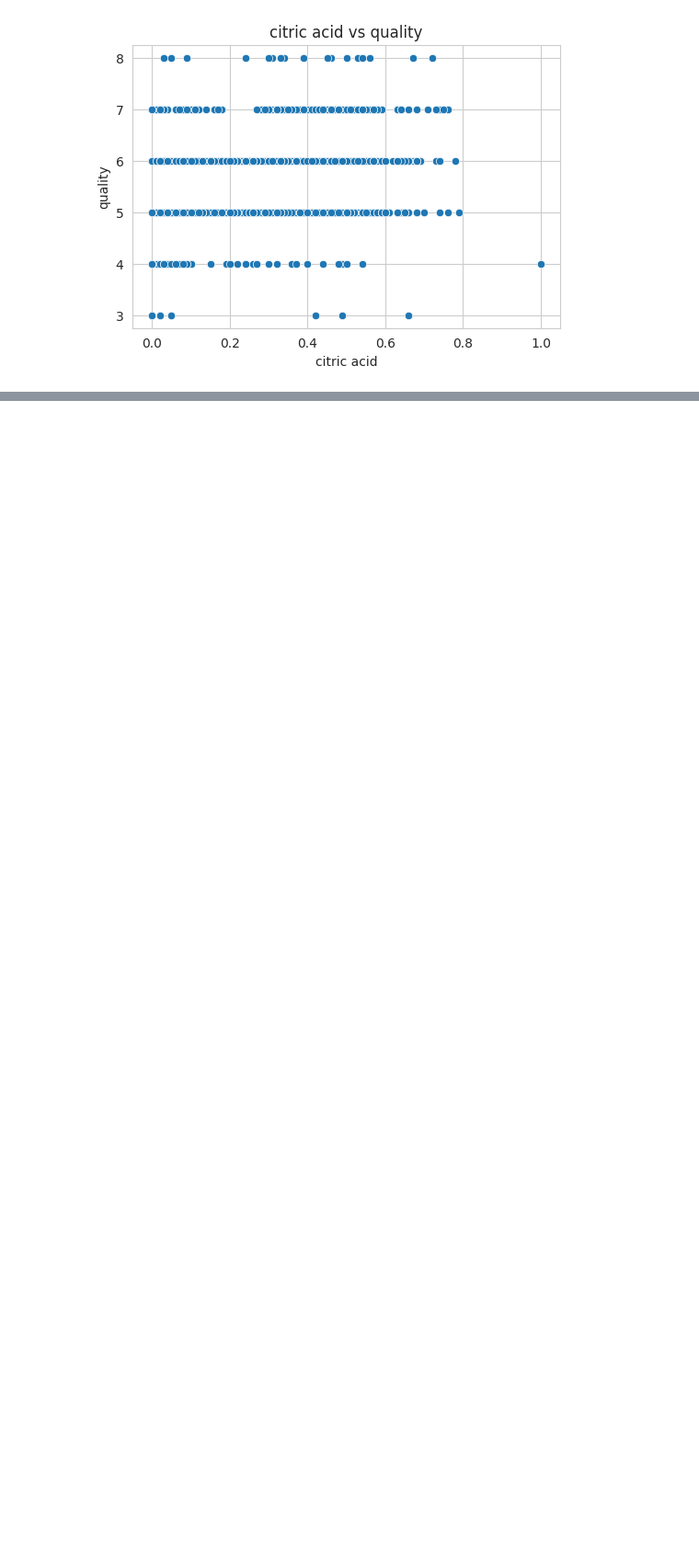
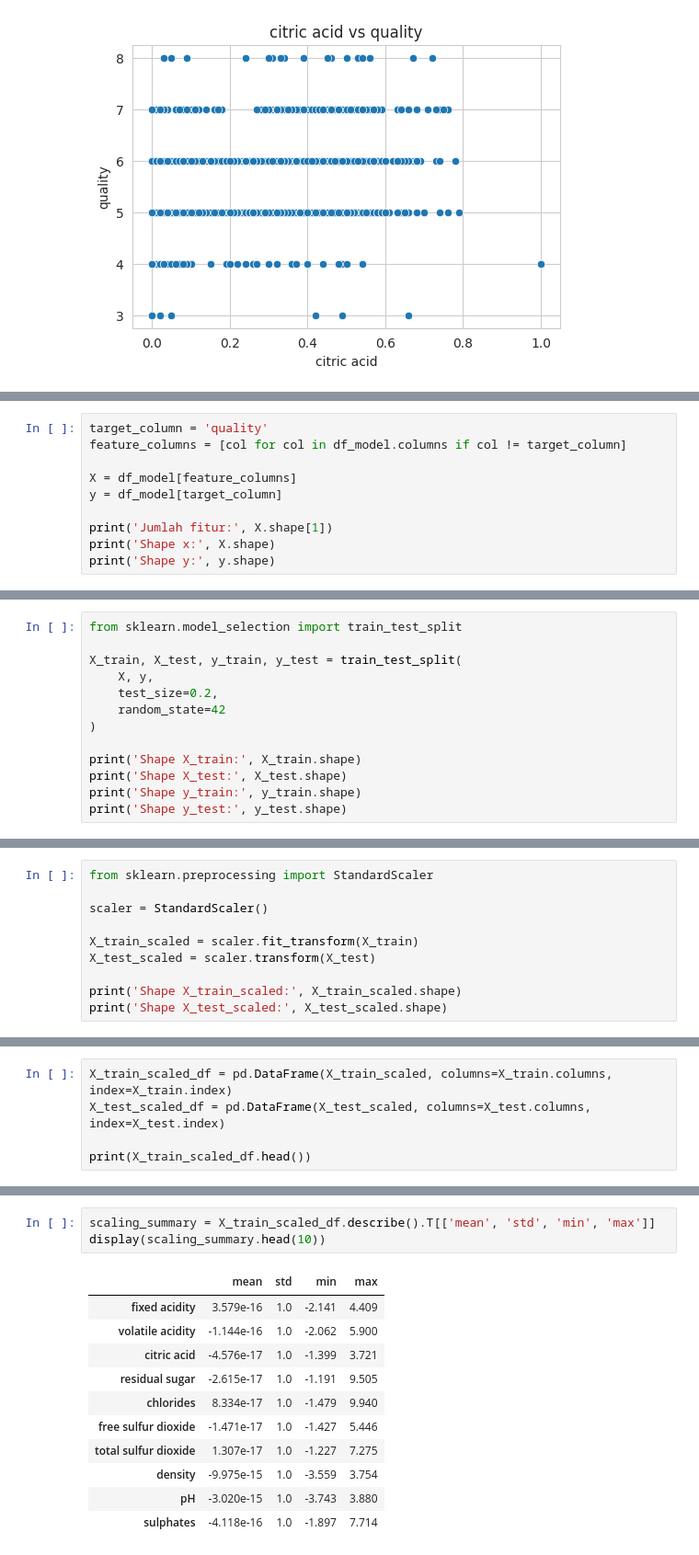
Before and after one commit to r021n/simple-machine-learing, a Jupyter notebook: Wine_Quality_Prediction.ipynb, the cells around one changed output, grey strips where cells are left out. Shown at 92% size. Saved outputs shown, nothing was run; the diff lists cells and outputs as text; blank space fills up the shorter version.

Commit message:
Prepare cleaned and scaled data for regression modeling

```diff
--- a/Wine_Quality_Prediction.ipynb
+++ b/Wine_Quality_Prediction.ipynb
@@ -326,0 +386,10 @@ for col in selected_features:
+# %%
+target_column = 'quality'
+feature_columns = [col for col in df_model.columns if col != target_column]
+
+X = df_model[feature_columns]
+y = df_model[target_column]
+
+print('Jumlah fitur:', X.shape[1])
+print('Shape x:', X.shape)
+print('Shape y:', y.shape)
@@ -326,0 +426,13 @@ for col in selected_features:
+# %%
+from sklearn.model_selection import train_test_split
+
+X_train, X_test, y_train, y_test = train_test_split(
+    X, y,
+    test_size=0.2,
+    random_state=42
+)
+
+print('Shape X_train:', X_train.shape)
+print('Shape X_test:', X_test.shape)
+print('Shape y_train:', y_train.shape)
+print('Shape y_test:', y_test.shape)
@@ -326,0 +446,10 @@ for col in selected_features:
+# %%
+from sklearn.preprocessing import StandardScaler
+
+scaler = StandardScaler()
+
+X_train_scaled = scaler.fit_transform(X_train)
+X_test_scaled = scaler.transform(X_test)
+
+print('Shape X_train_scaled:', X_train_scaled.shape)
+print('Shape X_test_scaled:', X_test_scaled.shape)
@@ -326,0 +461,5 @@ for col in selected_features:
+# %%
+X_train_scaled_df = pd.DataFrame(X_train_scaled, columns=X_train.columns, index=X_train.index)
+X_test_scaled_df = pd.DataFrame(X_test_scaled, columns=X_test.columns, index=X_test.index)
+
+print(X_train_scaled_df.head())
@@ -326,0 +489,15 @@ for col in selected_features:
+# %%
+scaling_summary = X_train_scaled_df.describe().T[['mean', 'std', 'min', 'max']]
+display(scaling_summary.head(10))
+# %% [output]
+|  | mean | std | min | max |
+| fixed acidity | 3.579e-16 | 1.0 | -2.141 | 4.409 |
+| volatile acidity | -1.144e-16 | 1.0 | -2.062 | 5.900 |
+| citric acid | -4.576e-17 | 1.0 | -1.399 | 3.721 |
+| residual sugar | -2.615e-17 | 1.0 | -1.191 | 9.505 |
+| chlorides | 8.334e-17 | 1.0 | -1.479 | 9.940 |
+| free sulfur dioxide | -1.471e-17 | 1.0 | -1.427 | 5.446 |
+| total sulfur dioxide | 1.307e-17 | 1.0 | -1.227 | 7.275 |
+| density | -9.975e-15 | 1.0 | -3.559 | 3.754 |
+| pH | -3.020e-15 | 1.0 | -3.743 | 3.880 |
+| sulphates | -4.118e-16 | 1.0 | -1.897 | 7.714 |
```
Also changed, not shown: parts of 20 cells of this notebook.
